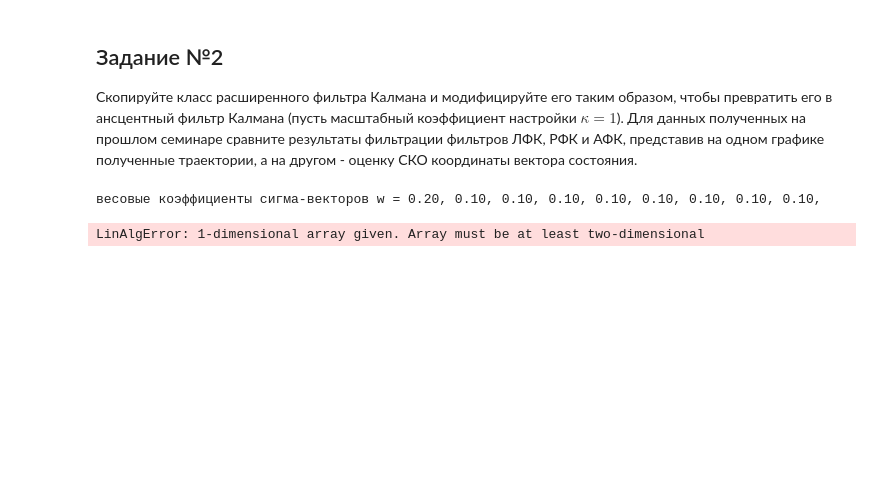
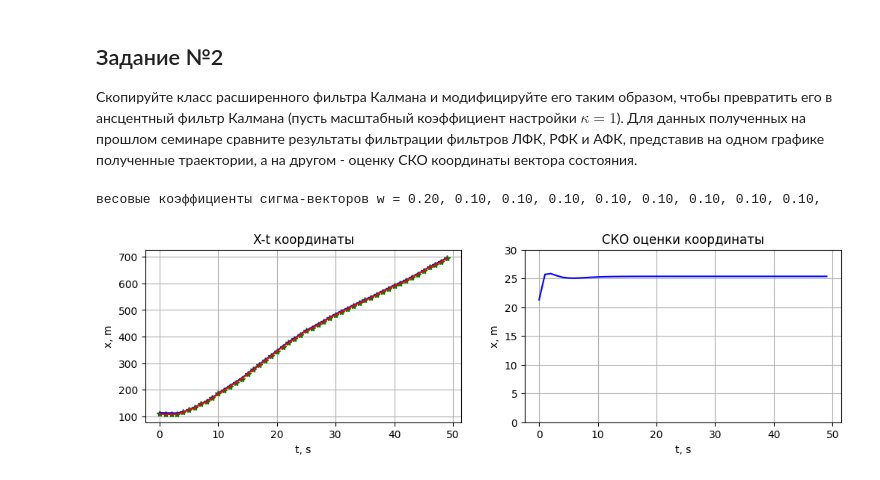
Before and after one commit to DmitryArtWorks/MTOS, a Jupyter notebook: sem02_filter_trajectory.ipynb, the cells around one changed output. Saved outputs shown, nothing was run; the diff lists cells and outputs as text; code cells hidden in the pictures; blank space fills up the shorter version.

```diff
--- a/sem02_filter_trajectory.ipynb
+++ b/sem02_filter_trajectory.ipynb
@@ -641,16 +641,17 @@ class UncentKalmanFilter2D():
 
         Q = np.array(  [[sax**2,    0  ],
                         [  0,    say**2]])
-        w0 = [kappa/(n+kappa)]
-        wi = [1/2/(n+kappa)]*(2*n)  # коэффициенты для всех смещенных сигма-векторов
-        w = w0 + wi
 
-        D = np.linalg.cholesky((n+kappa)*self.correctedState['P'])
-        u = np.array([Xu, Xu+D[:,0], Xu+D[:,1], Xu+D[:,2], Xu+D[:,3], Xu-D[:,0], Xu-D[:,1], Xu-D[:,2], Xu-D[:,3]])
+        # w0 = [kappa/(n+kappa)]
+        # wi = [1/2/(n+kappa)]*(2*n)  # коэффициенты для всех смещенных сигма-векторов
+        # w = w0 + wi
 
-        # Xe = F@X
-        for i in range(len(w)):
-            Xe += w[i]*u[i]
+        # D = np.linalg.cholesky((n+kappa)*self.correctedState['P'])
+        # u = np.array([Xu, Xu+D[:,0], Xu+D[:,1], Xu+D[:,2], Xu+D[:,3], Xu-D[:,0], Xu-D[:,1], Xu-D[:,2], Xu-D[:,3]])
+
+        Xe = F@X
+        # for i in range(len(w)):
+        #     Xe += w[i]*u[i]
 
         Pe = (F@P)@np.transpose(F)+(G@Q)@np.transpose(G)
         return (Xe,Pe)
@@ -704,6 +705,7 @@ kappa = 1
 w0 = [kappa/(n+kappa)]
 wi = [1/2/(n+kappa)]*(2*n)  # коэффициенты для всех смещенных сигма-векторов
 w = w0 + wi
+
 print('весовые коэффициенты сигма-векторов w =',''.join(f"{s:.2f}, " for s in w))
 
 SV = (vmax/kappa1)
@@ -713,10 +715,12 @@ sa = 1      # СКО модели оцениваемого процесса (sig
 
 kfU = UncentKalmanFilter2D(sa, sa, measurement_noise_rms)
 
+
 xfU = []  # массив отфильтрованных координат x,y
 PfU = []  # массив ско отфильтрованных координат x,y
 
 dt = 1   # темп получения измерений
+
 
 # цикл по тактам траекторной обработки содержащим массивы измерений
 
@@ -727,42 +731,69 @@ for i in range(len(z_log['rho'])):
                     z_log['V_phi'][i]]).reshape(4,1)    # считанное измерение за такт ТО
     if i == 0:
         # процедура инициализации вектора состояния
         XU = np.array([z[0].item(), # rho
                       0,    # v_rho
                       z[2].item(), # phi
                       0]    # v_phi
                       ).reshape(4,1)
 
+
         PU = np.array([[sa**2,   0,     0,     0  ],
                       [  0,   SV**2,   0,     0  ],
                       [  0,     0,   sa**2,   0  ],
                       [  0,     0,     0,   SV**2 ]])
+
+        D = np.linalg.cholesky((n+kappa)*PU)
+
+        u = np.array([XU.squeeze(),
+                      XU.squeeze()+D[:,0], XU.squeeze()+D[:,1], XU.squeeze()+D[:,2], XU.squeeze()+D[:,3],
+                      XU.squeeze()-D[:,0], XU.squeeze()-D[:,1], XU.squeeze()-D[:,2], XU.squeeze()-D[:,3]])
+    D = np.linalg.cholesky((n+kappa)*PU)
+
+    u = np.array([XU.squeeze(),
+                XU.squeeze()+D[:,0], XU.squeeze()+D[:,1], XU.squeeze()+D[:,2], XU.squeeze()+D[:,3],
+                XU.squeeze()-D[:,0], XU.squeeze()-D[:,1], XU.squeeze()-D[:,2], XU.squeeze()-D[:,3]])
+    Ue = []
+    for i in range(len(u)):
+        (ue,pe,ze,se) = kfU.predict(kfU.cv, kfU.hcv, u[i], PU, dt)
+        Ue.append(ue) # сохранение предсказаний для сигма-векторов
+
+    XU = np.zeros((4,1))
+    Pu = np.zeros((4,4))
+
+    for i in range(len(u)):
+        XU = XU + w[i]*Ue[i].reshape(4,1)
+
+    Pu = np.zeros((4,4))
+
+    for i in range(len(u)):
+        dU = Ue[i].reshape(4,1)-XU
+        PU = PU + w[i]*(dU.reshape(4,1)@dU.reshape(1,4))
 
     # предсказываем положение цели на сопровождении за такт ТО
     (Xe2,Pe2,ze2,Se2) = kfU.predict(kfU.cv, kfU.hcv, XU, PU, dt)
 
     # коррекция траекторий по результатам отождествления
     (XU,PU) = kfU.correct(z)
-    Xu = kfU.correctedState['X'].reshape(4,)
+    XU = kfU.correctedState['X']
 
 
     # сохранение данных для отображения
     xfU.append(XU[0])
     PfU.append(np.sqrt(PU[0][0]))
 
 # рисуем оценку
-# fig, (ax1, ax2) = plt.subplots(1,2, figsize=(12,3))
-# # текущее измерение и отфильтрованная координата, исходные данные
+fig, (ax1, ax2) = plt.subplots(1,2, figsize=(12,3))
+# текущее измерение и отфильтрованная координата, исходные данные
 
-# ax1.plot(np.array(X_log['time']), np.array(z_log['rho']),'*g',
-#          X_log['time'], xfU, 'b',
-#          X_log['time'], rho, 'r')
-# ax1.grid(), ax1.set_title('X-t координаты'), ax1.set_xlabel('t, s'), ax1.set_ylabel('x, m')
+ax1.plot(np.array(X_log['time']), np.array(z_log['rho']),'*g',
+         X_log['time'], xfU, 'b',
+         X_log['time'], rho, 'r')
+ax1.grid(), ax1.set_title('X-t координаты'), ax1.set_xlabel('t, s'), ax1.set_ylabel('x, m')
 
-# ax2.plot(X_log['time'], PfU, 'b')
-# ax2.grid(), ax2.set_title('СКО оценки координаты'), ax2.set_xlabel('t, s'), ax2.set_ylabel('x, m')
-# ax2.set_ylim(0,30)
-pass
+ax2.plot(X_log['time'], PfU, 'b')
+ax2.grid(), ax2.set_title('СКО оценки координаты'), ax2.set_xlabel('t, s'), ax2.set_ylabel('x, m')
+ax2.set_ylim(0,30);
 # %% [output]
 весовые коэффициенты сигма-векторов w = 0.20, 0.10, 0.10, 0.10, 0.10, 0.10, 0.10, 0.10, 0.10,
-LinAlgError: 1-dimensional array given. Array must be at least two-dimensional
+[figure, added]
```
Also changed, not shown: parts of 3 cells of this notebook.
